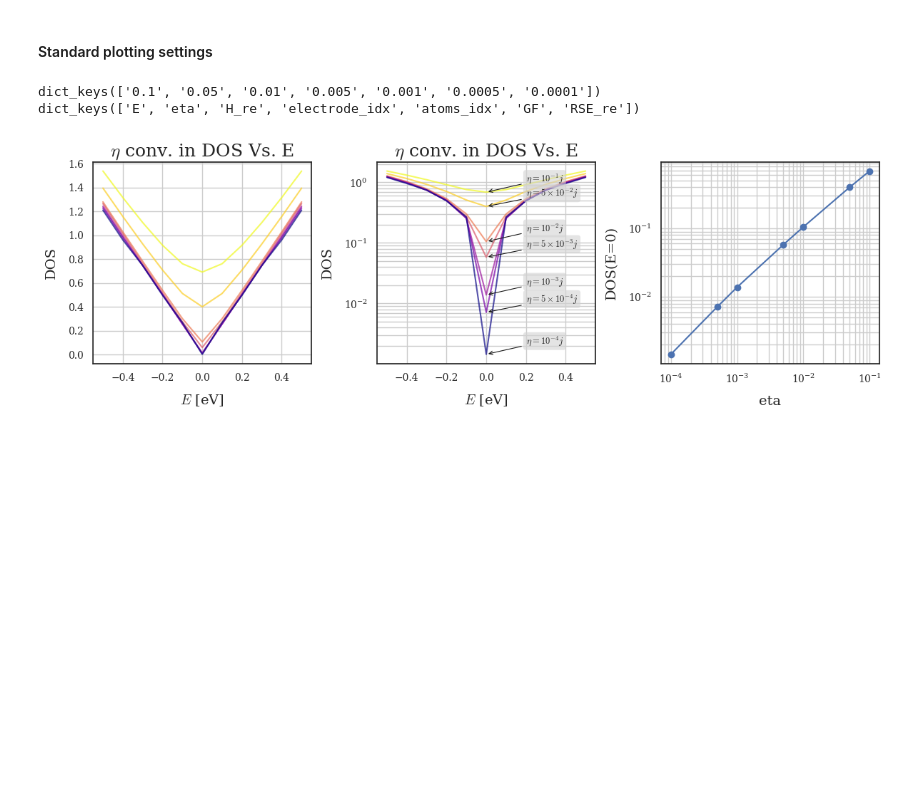
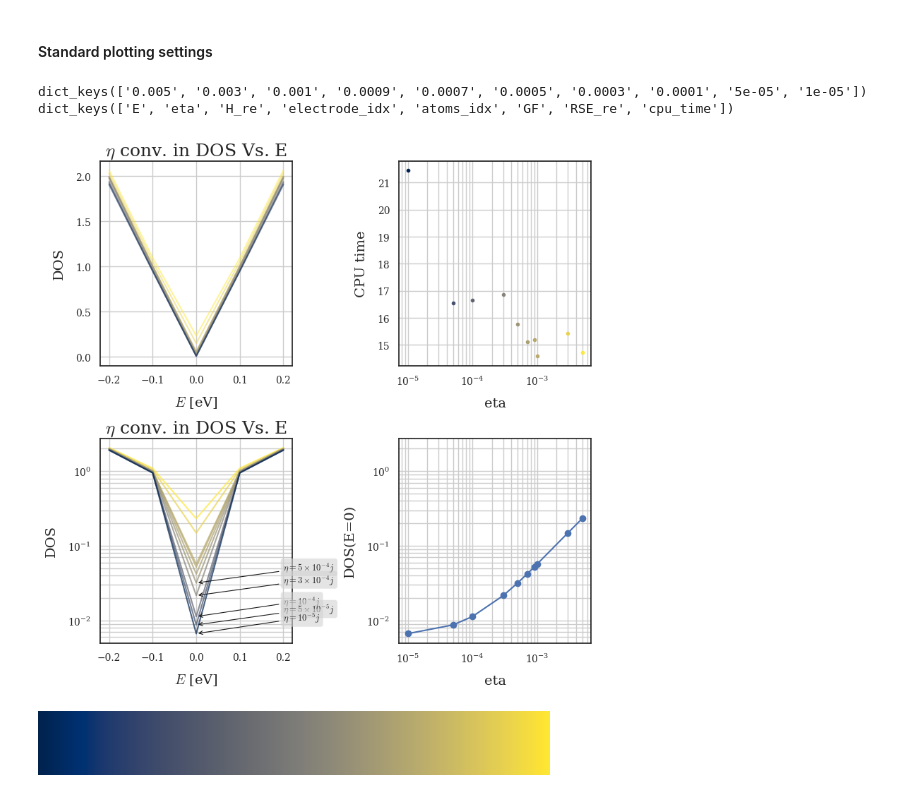
Before and after one commit to BastianValhoj/QTM-ML, a Jupyter notebook: scripts/plot_eta_conv.ipynb, the cells around one changed output. Saved outputs shown, nothing was run; the diff lists cells and outputs as text; code cells hidden in the pictures; blank space fills up the shorter version.

Commit message:
made 2 x 2 subplots

```diff
--- a/scripts/plot_eta_conv.ipynb
+++ b/scripts/plot_eta_conv.ipynb
@@ -35,23 +36,32 @@ plt.rcParams.update({
 
 REAL_PART_CMP = sns.color_palette("vlag", as_cmap=True)
 # %%
-ETAS = np.array([1e-1, 5e-2, 1e-2, 5e-3, 1e-3, 5e-4, 1e-4])
+ETAS = np.array([
+    # 1e-1, 9e-2, 7e-2, 5e-2, 3e-2, 1e-2, 9e-3, 7e-3,
+    5e-3, 3e-3, 1e-3,
+                #  ])
+                 9e-4, 7e-4, 5e-4, 3e-4, 1e-4, 5e-5, 1e-5])
 DELTA_E = 0.1
-EMAX = 0.5
+EMAX = 0.2
 EMIN = -EMAX
 ENERGIES = np.arange(EMIN, EMAX+DELTA_E/2, DELTA_E)
 # ENERGIES = np.array([0])
-N0 = N1 = 8
+N0 = N1 = 15
 NK1 = 500
 # %%
 OUTPUTS = {}
 for i, val_eta in enumerate(tqdm(ETAS, desc="Looping etas")):
+    start_time = time.process_time()
     val_eta = val_eta*1j
     Ham0 = systemInit(bond=1.43, t=-2.7)
     H_final, rse, alist, elist = setup_ham_rse(Ham0, N0, NK1, val_eta)
-    OUTPUTS[f"{np.abs(val_eta)}"] = calculate_spectral_GF(ENERGIES, val_eta, H_final, rse, alist, elist)
+    out = calculate_spectral_GF(ENERGIES, val_eta, H_final, rse, alist, elist)
+
+    elapsed_time = time.process_time() - start_time
+    out["cpu_time"] = elapsed_time
+    OUTPUTS[f"{np.abs(val_eta)}"] = out
 print(OUTPUTS.keys())
 print(OUTPUTS[list(OUTPUTS.keys())[0]].keys())
 # %% [output]
-dict_keys(['0.1', '0.05', '0.01', '0.005', '0.001', '0.0005', '0.0001'])
-dict_keys(['E', 'eta', 'H_re', 'electrode_idx', 'atoms_idx', 'GF', 'RSE_re'])
+dict_keys(['0.005', '0.003', '0.001', '0.0009', '0.0007', '0.0005', '0.0003', '0.0001', '5e-05', '1e-05'])
+dict_keys(['E', 'eta', 'H_re', 'electrode_idx', 'atoms_idx', 'GF', 'RSE_re', 'cpu_time'])
@@ -75,48 +87,63 @@ def format_label(value):
     mantissa = value / (10**exponent)
     if mantissa == 1:
         return rf"$10^{{{exponent}}}$"
     return rf"${mantissa:.0f} \times 10^{{{exponent}}}$"
 
-def plot_dos(d, eta_input):
+def plot_dos(d):
     etas = np.array(list(map(float, d.keys())))
     Neta = len(etas)
     norm = colors.LogNorm(vmin=np.min(etas), vmax=np.max(etas))
-    colormap = cm.plasma
+    colormap = cm.cividis
 
-    fig, ax = plt.subplots(1, 3, figsize=(12,4))
+    fig, ax = plt.subplots(2, 2, figsize=(8,8))
     list_of_DOSE0 = []
     for val_eta in etas:
         current = d[str(val_eta)]
         energies, ldos_dev, dos_dev = _get_dos(current)
         E0idx = np.searchsorted(energies.round(8), 0)
         line_color = colormap(norm(val_eta))
         list_of_DOSE0.append(dos_dev[E0idx])
 
-        ax[0].plot(energies, dos_dev, label=f"{format_label(val_eta)}", alpha=0.7, color=line_color)
-        ax[1].semilogy(energies, dos_dev, label=f"{format_label(val_eta)}", alpha=0.7, color=line_color)
-        ax[1].annotate(xy=(energies[E0idx], dos_dev[E0idx]), xytext=(energies[E0idx]+0.2, dos_dev[E0idx]*1.5), text=fr"$\eta=${format_label(val_eta)}$j$",
-                    arrowprops=dict(arrowstyle="->", color="k", lw=0.8),
-                    bbox=dict(boxstyle="round,pad=0.3", fc="lightgrey", ec="none", alpha=0.6))
+        ax[0,0].plot(energies, dos_dev, label=f"{format_label(val_eta)}", alpha=0.5, color=line_color)
+        ax[1,0].semilogy(energies, dos_dev, label=f"{format_label(val_eta)}", alpha=0.7, color=line_color)
+        ax[0,1].semilogx(val_eta, current["cpu_time"], color=line_color, marker=".")
+        if val_eta in etas[-5::]:
+            ax[1,0].annotate(xy=(energies[E0idx], dos_dev[E0idx]), xytext=(energies[E0idx]+0.2, dos_dev[E0idx]*1.5), text=fr"$\eta=${format_label(val_eta)}$j$",
+                        arrowprops=dict(arrowstyle="->", color="k", lw=0.8),
+                        bbox=dict(boxstyle="round,pad=0.3", fc="lightgrey", ec="none", alpha=0.6))
         # ax[0].annotate(xy=(energies[E0idx], dos_dev[E0idx]), xytext=(-(energies[E0idx]+0.2), dos_dev[E0idx]*1.5), text=f"{format_label(dos_dev[E0idx])}",
         #             arrowprops=dict(arrowstyle="->", color="k", lw=0.8),
         #             bbox=dict(boxstyle="round,pad=0.3", fc="lightgrey", ec="none", alpha=0.6))
 
-    for i in [0,1]:
-        ax[i].set(xlabel=r"$E$ [eV]",
-           ylabel=r"DOS",
-           title="$\\eta$ conv. in DOS Vs. E")
-        ax[i].grid(True, which="both", ls="-", alpha=1)
+
+    ax[0,0].set(xlabel=r"$E$ [eV]",
+        ylabel=r"DOS",
+        title="$\\eta$ conv. in DOS Vs. E")
+    ax[0,0].grid(True, which="both", ls="-", alpha=1)
+    ax[1,0].set(xlabel=r"$E$ [eV]",
+        ylabel=r"DOS",
+        title="$\\eta$ conv. in DOS Vs. E")
+    ax[1,0].grid(True, which="both", ls="-", alpha=1)
 
 
 
+    ax[1,1].loglog(etas, list_of_DOSE0, '-o')
+    ax[1,1].grid(True, which="both")
+    ax[1,1].set(xlabel="eta", ylabel="DOS(E=0)")
 
-    ax[2].loglog(etas, list_of_DOSE0, '-o')
-    ax[2].grid(True, which="both")
-    ax[2].set(xlabel="eta", ylabel="DOS(E=0)")
+    ax[0,1].grid(True, which="both")
+    ax[0,1].set(xlabel="eta", ylabel="CPU time")
+
+    y_min = min(ax[1,0].get_ylim()[0], ax[1,1].get_ylim()[0])
+    y_max = max(ax[1,0].get_ylim()[1], ax[1,1].get_ylim()[1])
+
+    ax[1,0].set_ylim(y_min, y_max)
+    ax[1,1].set_ylim(y_min, y_max)
+
 
     fig.tight_layout()
 
 
-plot_dos(OUTPUTS, 1e-3)
+plot_dos(OUTPUTS)
 # %% [output]
-[figure, old version]
+[figure, new version]
@@ -122,0 +159,5 @@ plot_dos(OUTPUTS, 1e-3)
+# %%
+cm.YlGnBu
+cm.cividis
+# %% [output]
+[figure, added]
```
Also changed, not shown: parts of 3 cells of this notebook, 1 other file.
